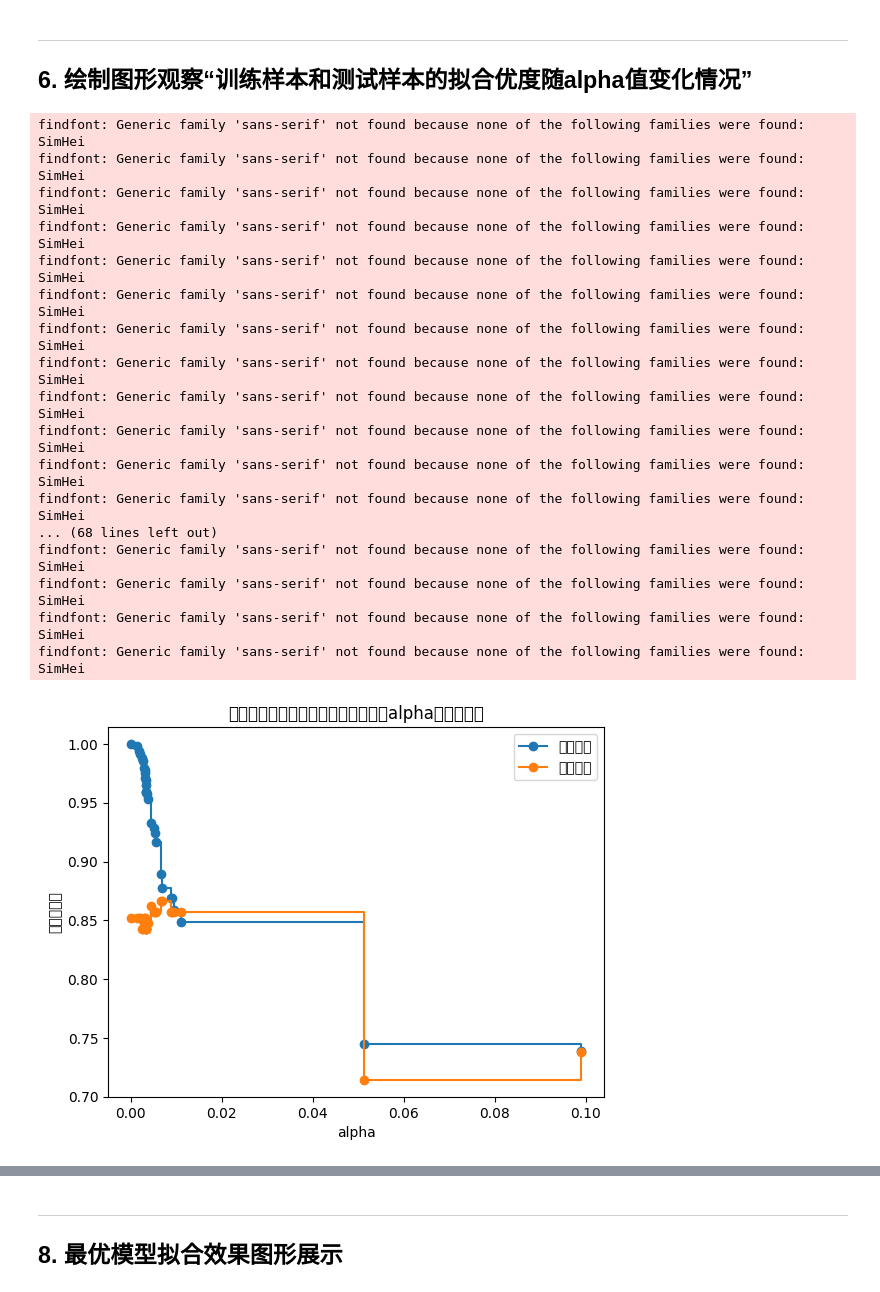
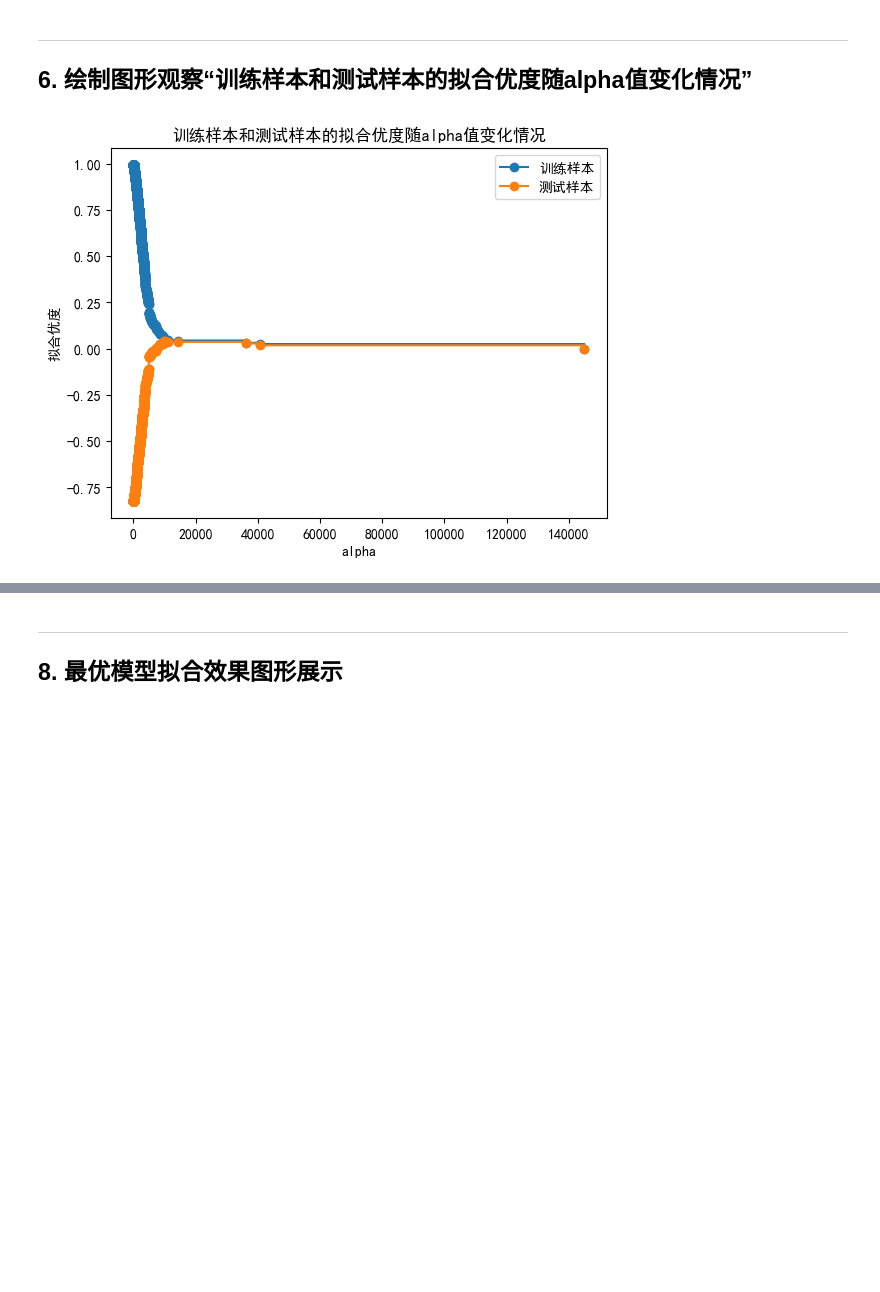
Before and after one commit to NoyeArk/sspku_onepage, a Jupyter notebook: course/Python/ipynb/作业6.ipynb, the cells around one changed output, grey strips where cells are left out. Saved outputs shown, nothing was run; the diff lists cells and outputs as text; code cells hidden in the pictures; blank space fills up the shorter version.

```diff
--- a/course/Python/ipynb/作业6.ipynb
+++ b/course/Python/ipynb/作业6.ipynb
@@ -128,6 +77,0 @@ cohen_kappa_score(y_test, pred)  # 计算kappa得分
-# %%
-model = DecisionTreeClassifier(
-    criterion="gini", max_depth=2, random_state=10
-)  # 采用基尼系数作为分裂准则，指定决策树的最大深度为2，设定随机数种子为100
-model.fit(X_train, y_train)
-model.score(X_test, y_test)
@@ -151,8 +80,8 @@ plt.savefig("out2.pdf")
 
 ## 3. 构建考虑成本-复杂度剪枝的决策树回归算法模型
 # %%
-model = DecisionTreeClassifier(random_state=10)
+model = DecisionTreeRegressor(random_state=10)
 path = model.cost_complexity_pruning_path(X_train, y_train)
 print("模型复杂度参数：", max(path.ccp_alphas))  # 输出最大的模型复杂度参数
-print("模型不纯度：", max(path.impurities))  # 输出最大的模型不纯度
+print("模型总均方误差：", max(path.impurities))  # 输出最大的模型总均方误差
 # %% [output]
@@ -162,10 +91,5 @@ print("模型不纯度：", max(path.impurities))  # 输出最大的模型不纯
 ---
 
 ## 4. 绘制图形观察"叶节点总均方误差随alpha值变化情况"
-# %%
-# 解决图表中负号不显示问题
-# plt.rcParams['axes.unicode_minus'] = False
-# 解决图表中中文显示问题
-plt.rcParams['font.sans-serif'] = ['SimHei']
 # %%
 fig, ax = plt.subplots()
@@ -200,8 +106,8 @@ findfont: Generic family 'sans-serif' not found because none of the following fa
 ## 5. 绘制图形观察“节点数和树的深度随alpha值变化情况”
 # %%
 models = []
-for ccp_alpha in path.ccp_alphas:
-    model = DecisionTreeClassifier(random_state=10, ccp_alpha=ccp_alpha)
+for ccp_alpha in tqdm(path.ccp_alphas):
+    model = DecisionTreeRegressor(random_state=10, ccp_alpha=ccp_alpha)
     model.fit(X_train, y_train)
     models.append(model)
 print(
@@ -250,38 +139,20 @@ findfont: Generic family 'sans-serif' not found because none of the following fa
 # %%
 train_scores = [model.score(X_train, y_train) for model in models]
 test_scores = [model.score(X_test, y_test) for model in models]
-
 fig, ax = plt.subplots()
 ax.set_xlabel("alpha")
-ax.set_ylabel("预测准确率")
-ax.set_title("训练样本和测试样本的预测准确率随alpha值变化情况")
+ax.set_ylabel("拟合优度")
+ax.set_title("训练样本和测试样本的拟合优度随alpha值变化情况")
 ax.plot(
     path.ccp_alphas, train_scores, marker="o", label="训练样本", drawstyle="steps-post"
 )
 ax.plot(
     path.ccp_alphas, test_scores, marker="o", label="测试样本", drawstyle="steps-post"
 )
 ax.legend()
 plt.show()
 # %% [output]
-findfont: Generic family 'sans-serif' not found because none of the following families were found: SimHei
-findfont: Generic family 'sans-serif' not found because none of the following families were found: SimHei
-findfont: Generic family 'sans-serif' not found because none of the following families were found: SimHei
-findfont: Generic family 'sans-serif' not found because none of the following families were found: SimHei
-findfont: Generic family 'sans-serif' not found because none of the following families were found: SimHei
-findfont: Generic family 'sans-serif' not found because none of the following families were found: SimHei
-findfont: Generic family 'sans-serif' not found because none of the following families were found: SimHei
-findfont: Generic family 'sans-serif' not found because none of the following families were found: SimHei
-findfont: Generic family 'sans-serif' not found because none of the following families were found: SimHei
-findfont: Generic family 'sans-serif' not found because none of the following families were found: SimHei
-findfont: Generic family 'sans-serif' not found because none of the following families were found: SimHei
-findfont: Generic family 'sans-serif' not found because none of the following families were found: SimHei
-... (68 lines left out)
-findfont: Generic family 'sans-serif' not found because none of the following families were found: SimHei
-findfont: Generic family 'sans-serif' not found because none of the following families were found: SimHei
-findfont: Generic family 'sans-serif' not found because none of the following families were found: SimHei
-findfont: Generic family 'sans-serif' not found because none of the following families were found: SimHei
-[figure, old version]
+[figure, new version]
 # %% [markdown]
 ---
 
```
Also changed, not shown: parts of 29 cells of this notebook, 8 other files.
